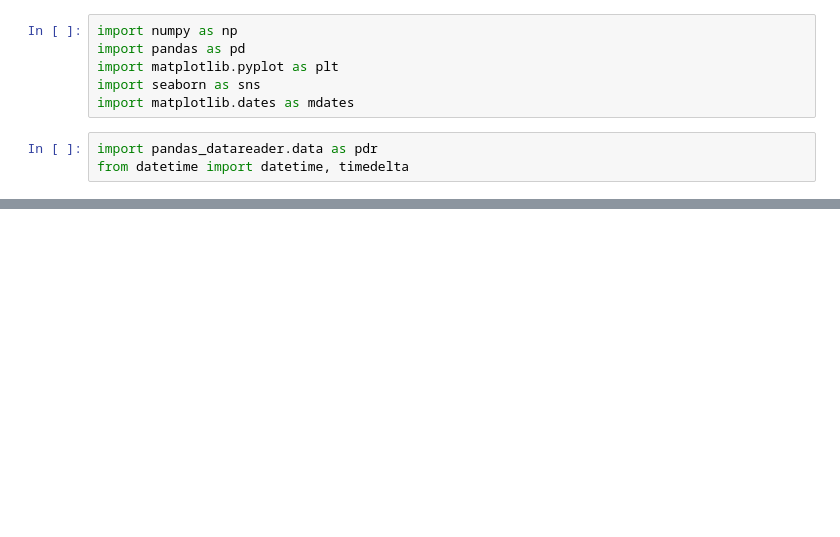
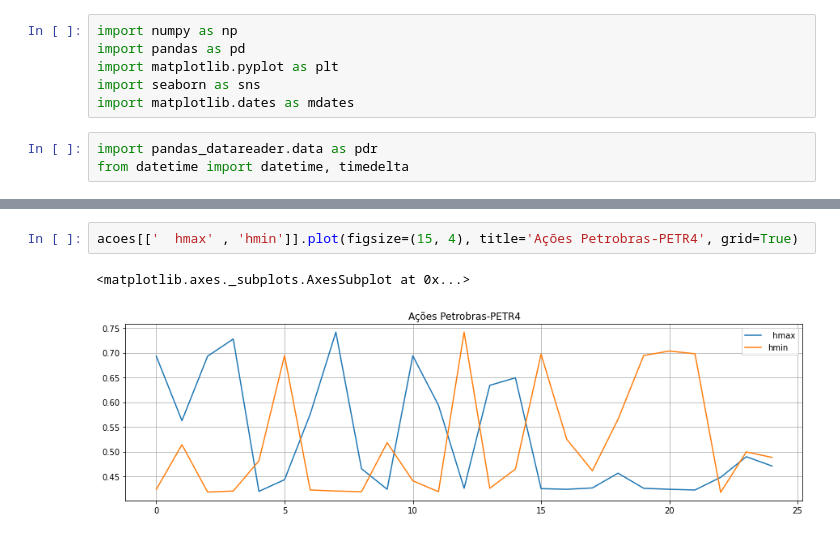
Before and after one commit to pcpiscator/Curso-Hashtag, a Jupyter notebook: AcoesMercfin.ipynb, the cells around one changed output, grey strips where cells are left out. Cells and saved outputs as stored; diff of their text form; blank space fills up the shorter version.

```diff
--- a/AcoesMercfin.ipynb
+++ b/AcoesMercfin.ipynb
@@ -63,0 +72,5 @@ acoes.describe()
+# %%
+acoes[['  hmax' , 'hmin']].plot(figsize=(15, 4), title='Ações Petrobras-PETR4', grid=True)
+# %% [output]
+<matplotlib.axes._subplots.AxesSubplot at 0x...>
+[figure, added]
```
Also changed, not shown: parts of 7 cells of this notebook.
